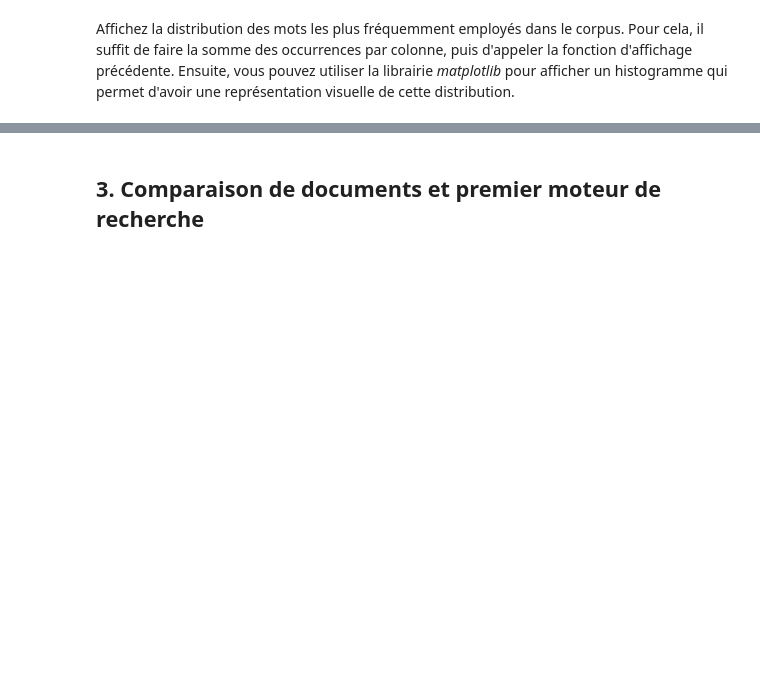
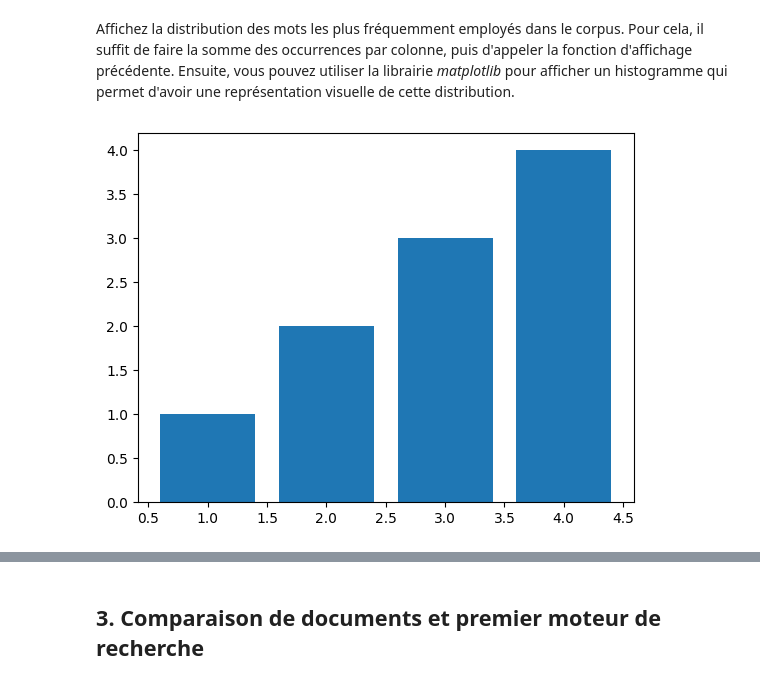
Before and after one commit to yahyachibani/Moteur-de-recherche-semantique, a Jupyter notebook: BE_CS2.ipynb, the cells around one changed output, grey strips where cells are left out. Drawn from its saved outputs; the diff is of its cells as text; code cells hidden in the pictures; blank space fills up the shorter version.

Commit message:
changer le code ajouter l'histogramme

```diff
--- a/BE_CS2.ipynb
+++ b/BE_CS2.ipynb
@@ -242,0 +342,4 @@ Affichez la distribution des mots les plus fréquemment employés dans le corpus
+# %%
+plt.bar([1,2,3,4],[1,2,3,4])
+# %% [output]
+[figure, added]
```
Also changed, not shown: parts of 11 cells of this notebook.
